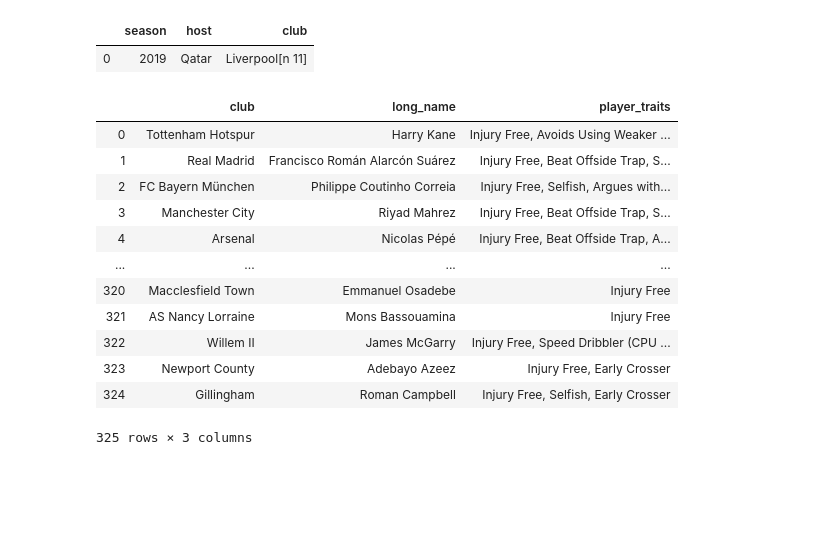
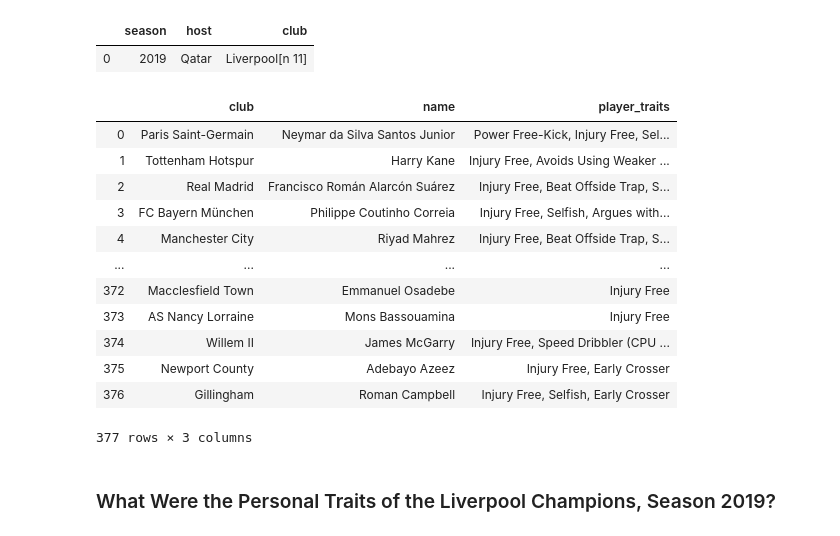
Before and after one commit to dpatel77/FIFA-ETL, a Jupyter notebook: FIFA.ipynb, the cells around one changed output. Drawn from its saved outputs; the diff is of its cells as text; code cells hidden in the pictures; blank space fills up the shorter version.

Commit message:
fixed query and added a question

```diff
--- a/FIFA.ipynb
+++ b/FIFA.ipynb
@@ -421,19 +387,20 @@ champs_2019
 | 0 | 2019 | Qatar | Liverpool[n 11] |
 # %%
 # Query Players DB to find out what which players are injury free?
-injury_free = pd.read_sql_query("SELECT club, long_name, player_traits FROM players WHERE player_traits like 'Injury Free%%'",con=engine)
-injury_free
+pd.read_sql_query("SELECT club, name, player_traits FROM players WHERE player_traits like '%%Injury Free%%'",con=engine)
 # %% [output]
-|  | club | long_name | player_traits |
-| 0 | Tottenham Hotspur | Harry Kane | Injury Free, Avoids Using Weaker ... |
-| 1 | Real Madrid | Francisco Román Alarcón Suárez | Injury Free, Beat Offside Trap, S... |
-| 2 | FC Bayern München | Philippe Coutinho Correia | Injury Free, Selfish, Argues with... |
-| 3 | Manchester City | Riyad Mahrez | Injury Free, Beat Offside Trap, S... |
-| 4 | Arsenal | Nicolas Pépé | Injury Free, Beat Offside Trap, A... |
+|  | club | name | player_traits |
+| 0 | Paris Saint-Germain | Neymar da Silva Santos Junior | Power Free-Kick, Injury Free, Sel... |
+| 1 | Tottenham Hotspur | Harry Kane | Injury Free, Avoids Using Weaker ... |
+| 2 | Real Madrid | Francisco Román Alarcón Suárez | Injury Free, Beat Offside Trap, S... |
+| 3 | FC Bayern München | Philippe Coutinho Correia | Injury Free, Selfish, Argues with... |
+| 4 | Manchester City | Riyad Mahrez | Injury Free, Beat Offside Trap, S... |
 | ... | ... | ... | ... |
-| 320 | Macclesfield Town | Emmanuel Osadebe | Injury Free |
-| 321 | AS Nancy Lorraine | Mons Bassouamina | Injury Free |
-| 322 | Willem II | James McGarry | Injury Free, Speed Dribbler (CPU ... |
-| 323 | Newport County | Adebayo Azeez | Injury Free, Early Crosser |
-| 324 | Gillingham | Roman Campbell | Injury Free, Selfish, Early Crosser |
+| 372 | Macclesfield Town | Emmanuel Osadebe | Injury Free |
+| 373 | AS Nancy Lorraine | Mons Bassouamina | Injury Free |
+| 374 | Willem II | James McGarry | Injury Free, Speed Dribbler (CPU ... |
+| 375 | Newport County | Adebayo Azeez | Injury Free, Early Crosser |
+| 376 | Gillingham | Roman Campbell | Injury Free, Selfish, Early Crosser |
-325 rows × 3 columns
+377 rows × 3 columns
+# %% [markdown]
+### What Were the Personal Traits of the Liverpool Champions, Season 2019?
```
Also changed, not shown: parts of 8 cells of this notebook, 1 other file.
